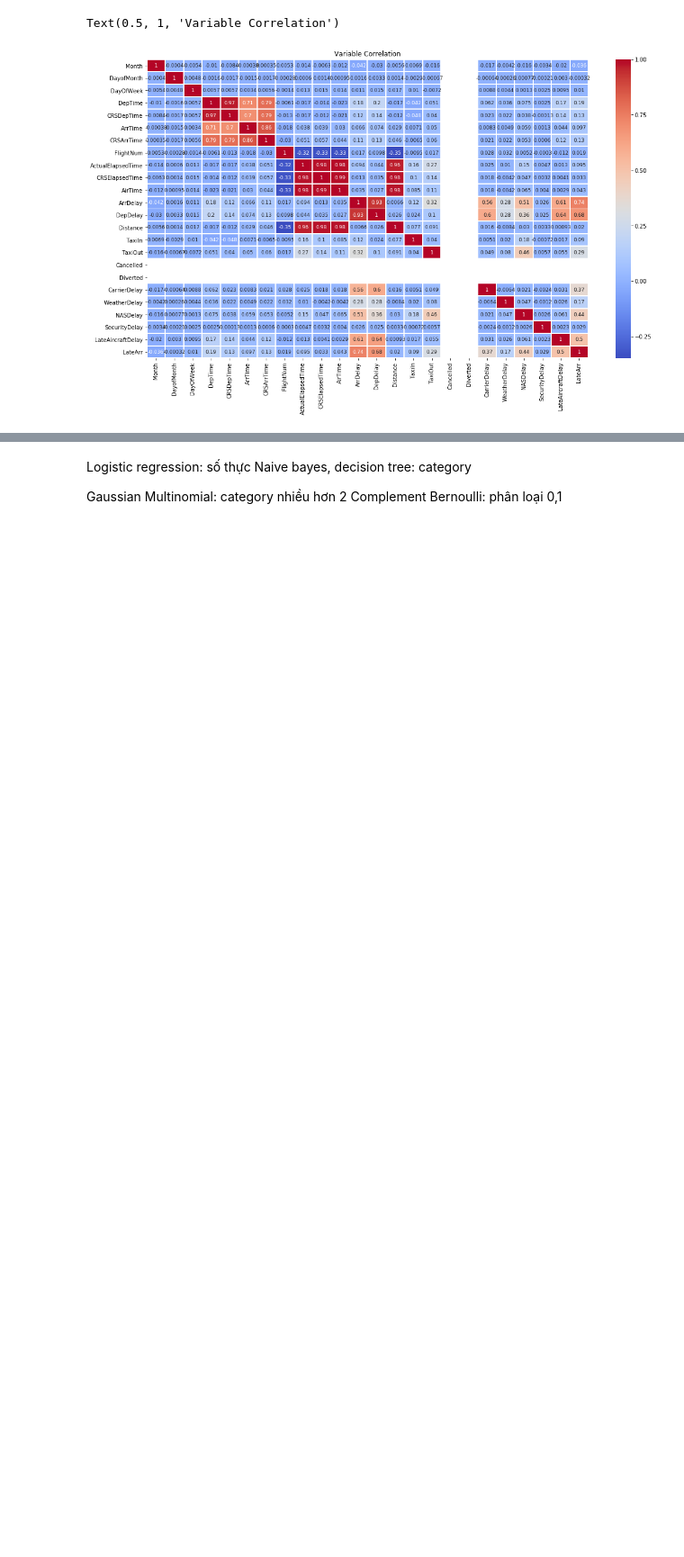
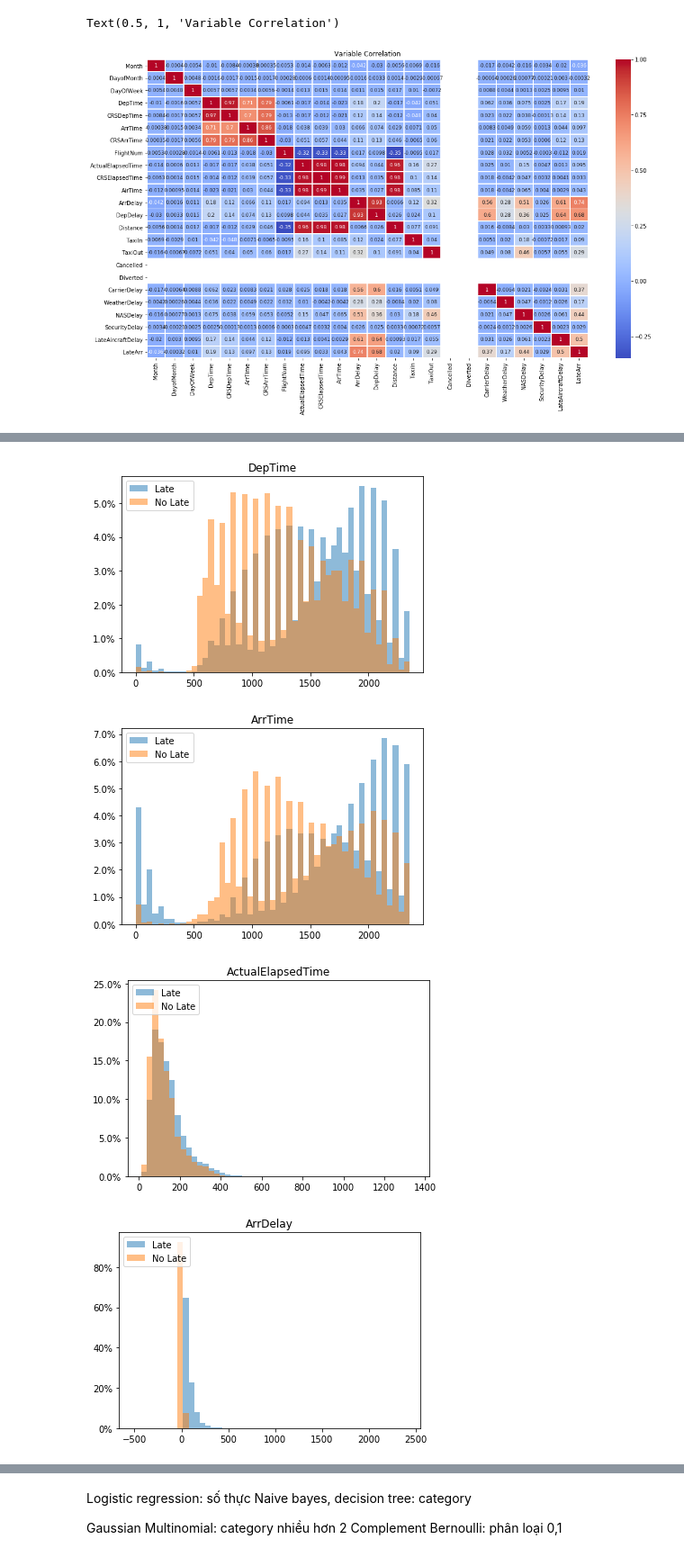
Before and after one commit to danghung-dev/cbd-assignment, a Jupyter notebook: assignment5_Airline_Arrival/assignment5.ipynb, the cells around one changed output, grey strips where cells are left out. Shown: that part at 90% size. Cells and saved outputs as stored; diff of their text form; code cells hidden in the pictures; blank space fills up the shorter version.

```diff
--- a/assignment5_Airline_Arrival/assignment5.ipynb
+++ b/assignment5_Airline_Arrival/assignment5.ipynb
@@ -268,0 +255,4 @@ Nếu 2 hãng delay khác nhau thì đó là feature
+# %%
+dataLateArr = data[ data['LateArr']==1]
+dataNotLateArr = data[ data['LateArr']==0]
+dataLateArr.head()
@@ -268,0 +266,16 @@ Nếu 2 hãng delay khác nhau thì đó là feature
+# %%
+from matplotlib.ticker import PercentFormatter
+columns = ['DepTime', 'ArrTime', 'ActualElapsedTime', 'ArrDelay', 'Distance', 'TaxiIn', 'TaxiOut']
+for column in columns:
+    bins = np.arange(start=data[column].min(), stop=data[column].max(), step=(data[column].max()-data[column].min())/50)
+    plt.hist(dataLateArr[column], alpha=0.5, label='Late', bins=bins, weights = np.ones(len(dataLateArr[column])) / len(dataLateArr[column]))
+    plt.hist(dataNotLateArr[column], alpha=0.5, label='No Late', bins=bins, weights = np.ones(len(dataNotLateArr[column])) / len(dataNotLateArr[column]))
+    plt.legend(loc='upper left')
+    plt.title(column)
+    plt.gca().yaxis.set_major_formatter(PercentFormatter(1))
+    plt.show()
+# %% [output]
+[figure, added]
+[figure, added]
+[figure, added]
+[figure, added]
```
Also changed, not shown: parts of 15 cells of this notebook, 1 other file.
